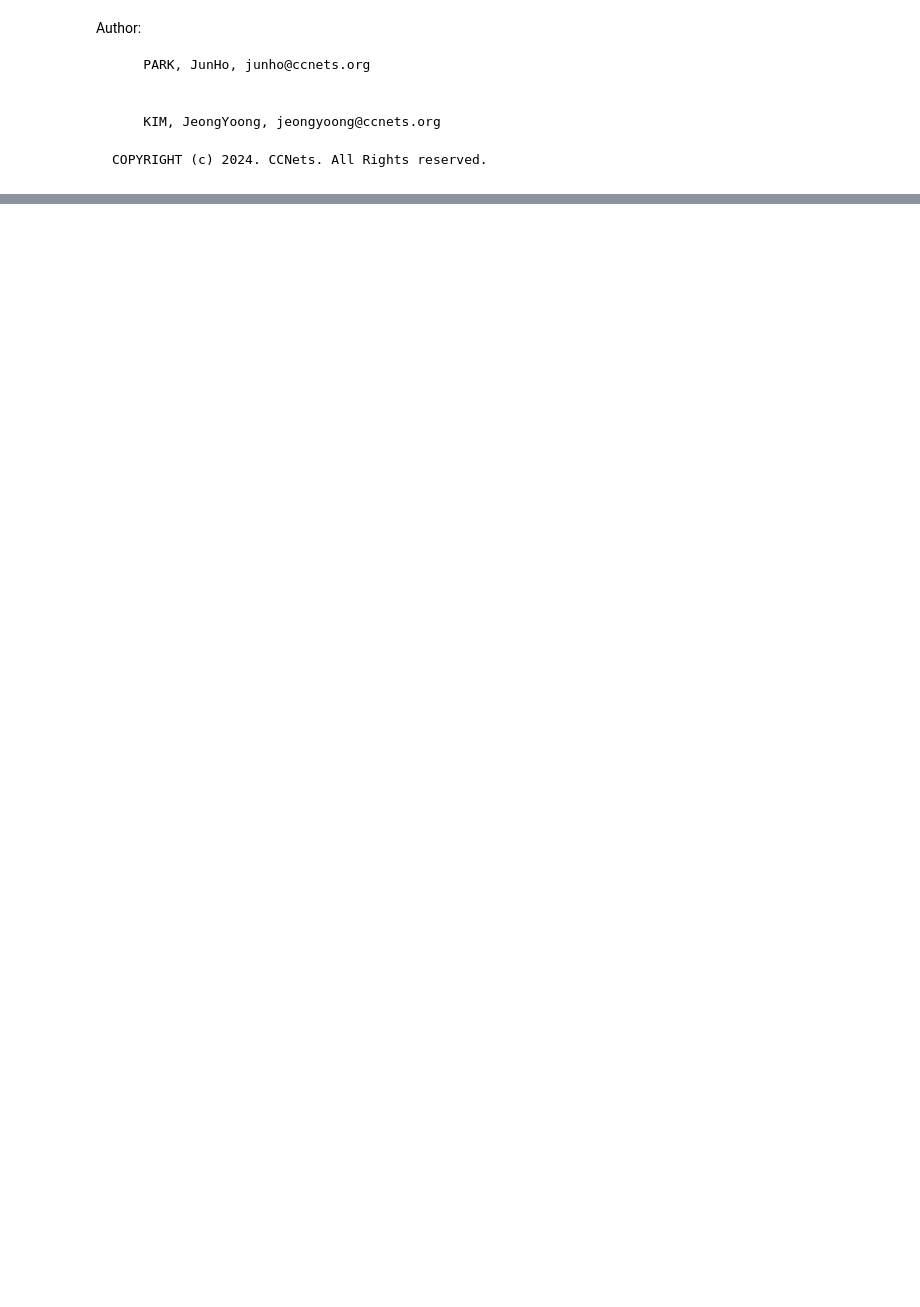
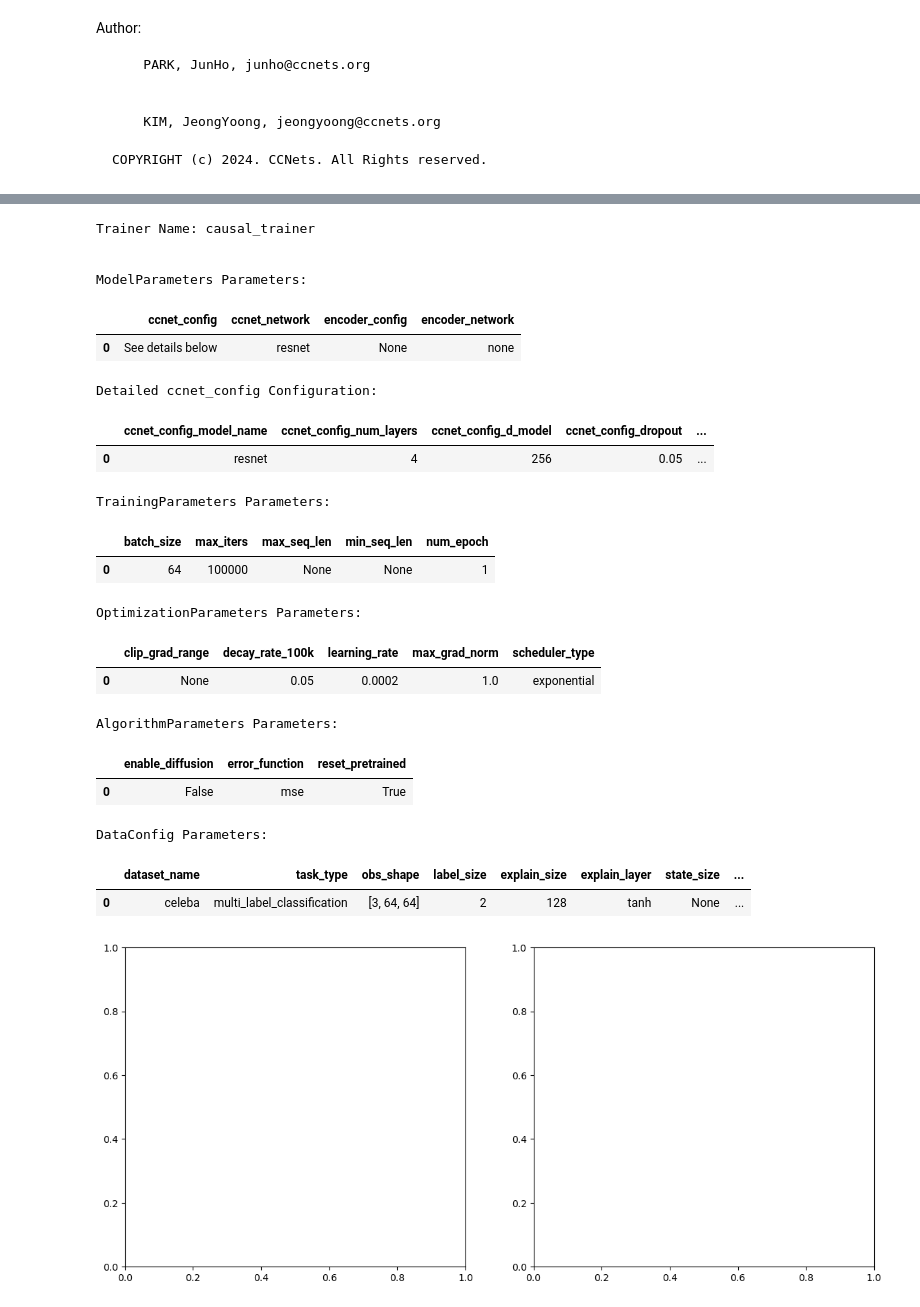
Before and after one commit to ccnets-team/causal-learning, a Jupyter notebook: examples/proving_conditional_independence_of_label_and_explanation_in_causal_model.ipynb, the cells around one changed output, grey strips where cells are left out. Cells and saved outputs as stored; diff of their text form; code cells hidden in the pictures; blank space fills up the shorter version.

```diff
--- a/examples/proving_conditional_independence_of_label_and_explanation_in_causal_model.ipynb
+++ b/examples/proving_conditional_independence_of_label_and_explanation_in_causal_model.ipynb
@@ -42,5 +45,5 @@ testset = dset.CelebA(root=path_append + '../data/celeba', split = "test", trans
 # %%
-trainset = torch.utils.data.Subset(trainset, range(0, 40000))
+trainset = torch.utils.data.Subset(trainset, range(0, 20000))
 testset = torch.utils.data.Subset(testset, range(0, 10000))
 # %%
 label_list = ['5_o_Clock_Shadow', 'Arched_Eyebrows', 'Attractive', 'Bags_Under_Eyes', 'Bald', 'Bangs', 'Big_Lips', 'Big_Nose',
@@ -218,2 +219,43 @@ def plot_f1_score(ax, epochs, selected_results_dict, none_selected_results_dict)
     ax.legend()
+# %%
+# Setup the initial plot
+plt.ion()  # Turn on interactive mode
+fig, axs = plt.subplots(1, 2, figsize=(14, 6))
+
+# Create dictionaries to store results
+selected_results_dict = {'accuracy': [], 'f1_score': []}
+none_selected_results_dict = {'accuracy': [], 'f1_score': []}
+
+num_epoch = 100
+trainer_hub = TrainerHub(ml_params, data_config, device, use_print = True, print_interval=200)
+encoding_size = data_config.explain_size
+causal_model = trainer_hub.ccnet
+causal_model_selected_attributes = male_and_smiling_attributes
+causal_model_dataset = CausalModelDataset(trainset, causal_model_selected_attributes)
+
+selected_classifier = AttributeClassifier(encoding_size, num_classes).to(device)
+none_selected_classifier = AttributeClassifier(encoding_size, num_classes).to(device)
+# %% [output]
+Trainer Name: causal_trainer
+
+
+ModelParameters Parameters:
+|  | ccnet_config | ccnet_network | encoder_config | encoder_network |
+| 0 | See details below | resnet | None | none |
+Detailed ccnet_config Configuration:
+|  | ccnet_config_model_name | ccnet_config_num_layers | ccnet_config_d_model | ccnet_config_dropout | ... |
+| 0 | resnet | 4 | 256 | 0.05 | ... |
+TrainingParameters Parameters:
+|  | batch_size | max_iters | max_seq_len | min_seq_len | num_epoch |
+| 0 | 64 | 100000 | None | None | 1 |
+OptimizationParameters Parameters:
+|  | clip_grad_range | decay_rate_100k | learning_rate | max_grad_norm | scheduler_type |
+| 0 | None | 0.05 | 0.0002 | 1.0 | exponential |
+AlgorithmParameters Parameters:
+|  | enable_diffusion | error_function | reset_pretrained |
+| 0 | False | mse | True |
+DataConfig Parameters:
+|  | dataset_name | task_type | obs_shape | label_size | explain_size | explain_layer | state_size | ... |
+| 0 | celeba | multi_label_classification | [3, 64, 64] | 2 | 128 | tanh | None | ... |
+[figure, added]
 # %%
```
Also changed, not shown: parts of 9 cells of this notebook.
